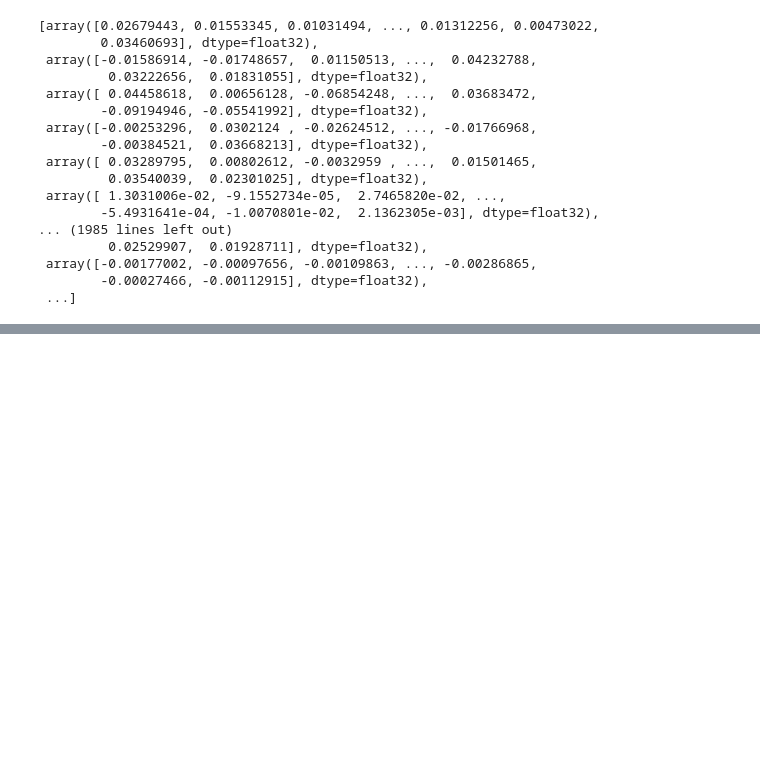
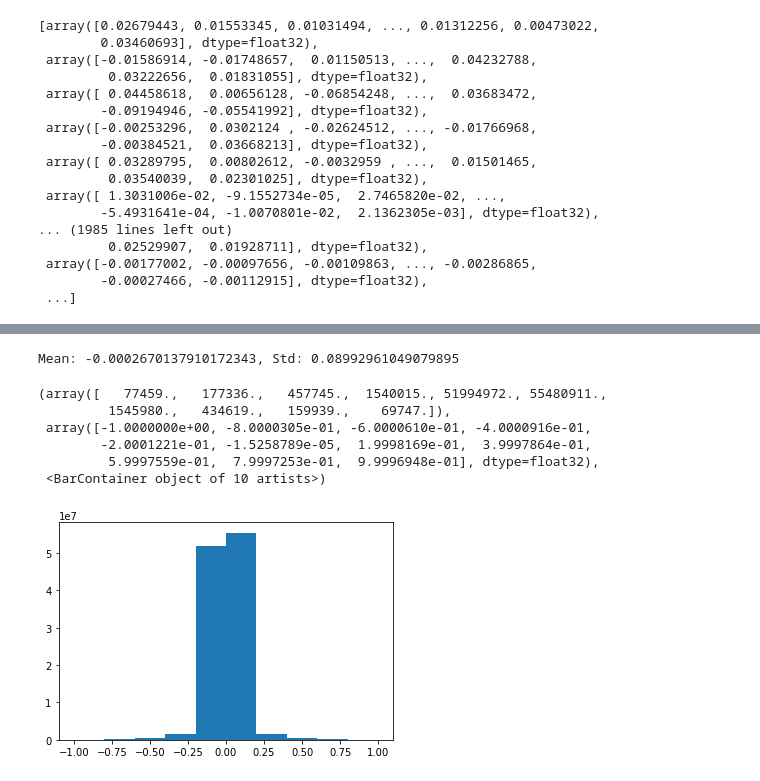
Before and after one commit to benjaminlq/Kaggle-Speech-Recognition-Challenge, a Jupyter notebook: src/eda.ipynb, the cells around one changed output, grey strips where cells are left out. Drawn from its saved outputs; the diff is of its cells as text; code cells hidden in the pictures; blank space fills up the shorter version.

```diff
--- a/src/eda.ipynb
+++ b/src/eda.ipynb
@@ -477,0 +510,13 @@ with open("./train.pkl", "wb") as f:
+# %%
+testset = np.concatenate(test_data[0])
+print(f"Mean: {testset.mean()}, Std: {testset.std()}")
+plt.hist(testset)
+# %% [output]
+Mean: -0.0002670137910172343, Std: 0.08992961049079895
+(array([   77459.,   177336.,   457745.,  1540015., 51994972., 55480911.,
+         1545980.,   434619.,   159939.,    69747.]),
+ array([-1.0000000e+00, -8.0000305e-01, -6.0000610e-01, -4.0000916e-01,
+        -2.0001221e-01, -1.5258789e-05,  1.9998169e-01,  3.9997864e-01,
+         5.9997559e-01,  7.9997253e-01,  9.9996948e-01], dtype=float32),
+ <BarContainer object of 10 artists>)
+[figure, added]
```
Also changed, not shown: parts of 6 cells of this notebook.
